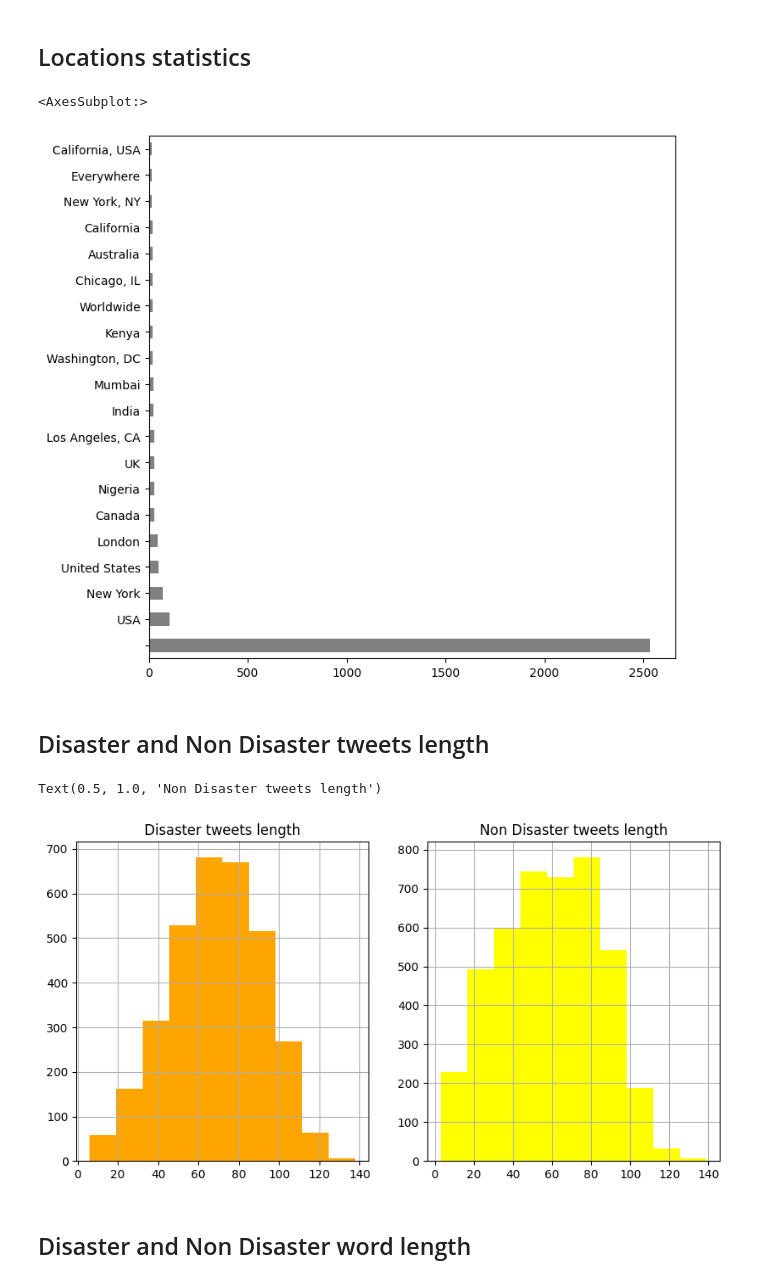
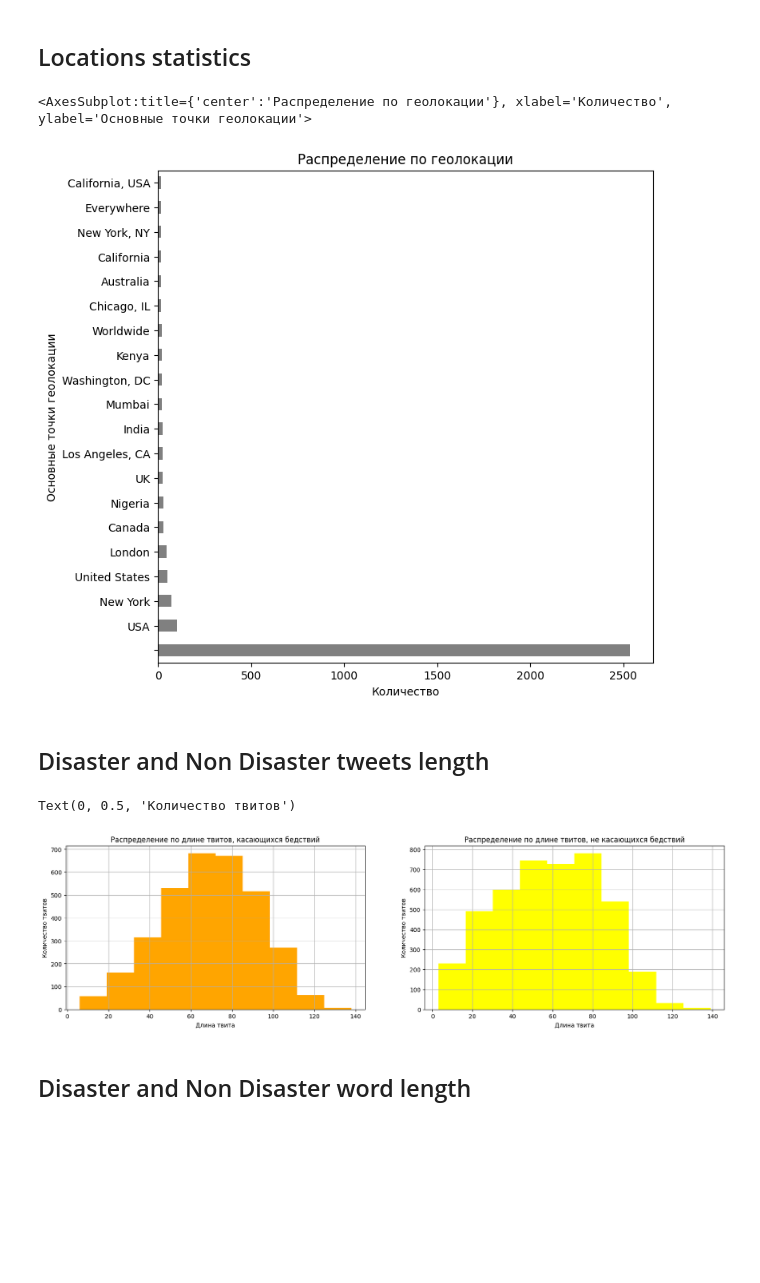
Before and after one commit to kostya85/nlp-getting-started, a Jupyter notebook: main.ipynb, the cells around one changed output. Cells and saved outputs as stored; diff of their text form; code cells hidden in the pictures; blank space fills up the shorter version.

```diff
--- a/main.ipynb
+++ b/main.ipynb
@@ -130,30 +136,37 @@ df_train['keyword'].value_counts()[:20].plot(kind='barh',color='blue')
 ## Locations statistics
 # %%
 plt.figure(figsize=(8,8))
+plt.title('Распределение по геолокации')
+plt.xlabel('Количество')
+plt.ylabel('Основные точки геолокации')
 df_train['location'].value_counts()[:20].plot(kind='barh',color='grey')
 # %% [output]
-<AxesSubplot:>
+<AxesSubplot:title={'center':'Распределение по геолокации'}, xlabel='Количество', ylabel='Основные точки геолокации'>
-[figure, old version]
+[figure, new version]
 # %% [markdown]
 ## Disaster and Non Disaster tweets length
 # %%
 tweet_dis = df_train[df_train['target']==1]
 tweet_ndis = df_train[df_train['target']==0]
 len_dis = tweet_dis.text.str.len()
 len_ndis = tweet_ndis.text.str.len()
 
-plt.figure(figsize=(10,5))
+plt.figure(figsize=(20,5))
 plt.subplot(1,2,1)
 plt.hist(len_dis,color='orange')
 plt.grid()
-plt.title('Disaster tweets length')
+plt.title('Распределение по длине твитов, касающихся бедствий')
+plt.xlabel('Длина твита')
+plt.ylabel('Количество твитов')
 plt.subplot(1,2,2)
 plt.hist(len_ndis,color='yellow',)
 plt.grid()
-plt.title('Non Disaster tweets length')
+plt.title('Распределение по длине твитов, не касающихся бедствий')
+plt.xlabel('Длина твита')
+plt.ylabel('Количество твитов')
 # %% [output]
-Text(0.5, 1.0, 'Non Disaster tweets length')
+Text(0, 0.5, 'Количество твитов')
-[figure, old version]
+[figure, new version]
 # %% [markdown]
 ## Disaster and Non Disaster word length
 # %%
```
Also changed, not shown: parts of 14 cells of this notebook.
